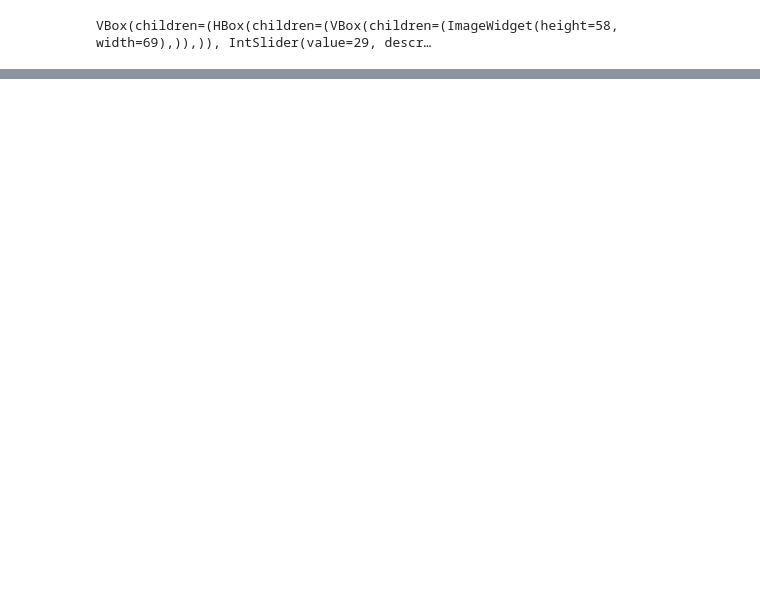
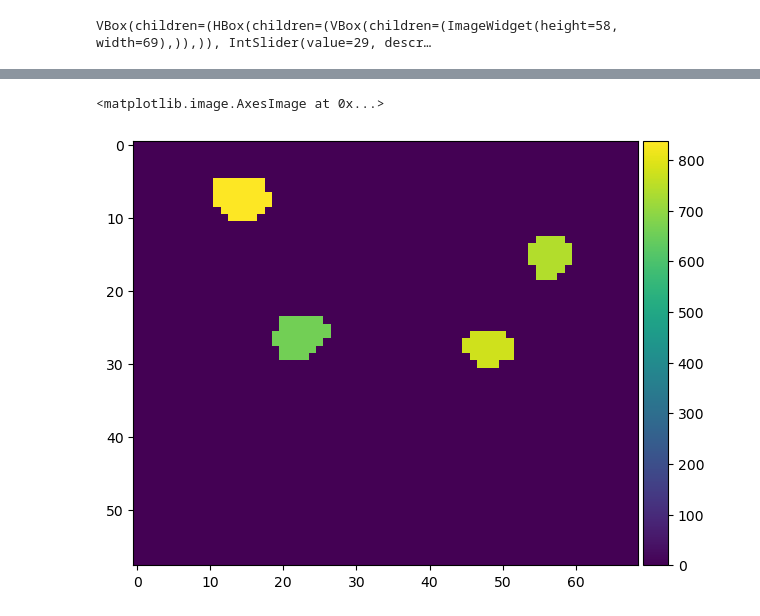
Before and after one commit to mccutcheonlab/fosquant, a Jupyter notebook: fosquant/threshold_masks.ipynb, the cells around one changed output, grey strips where cells are left out. Drawn from its saved outputs; the diff is of its cells as text; code cells hidden in the pictures; blank space fills up the shorter version.

```diff
--- a/fosquant/threshold_masks.ipynb
+++ b/fosquant/threshold_masks.ipynb
@@ -25,0 +45,5 @@ plt.imshow(im_mask)
+# %%
+imshow(im_out)
+# %% [output]
+<matplotlib.image.AxesImage at 0x...>
+[figure, added]
```
Also changed, not shown: parts of 8 cells of this notebook, 2 other files.
